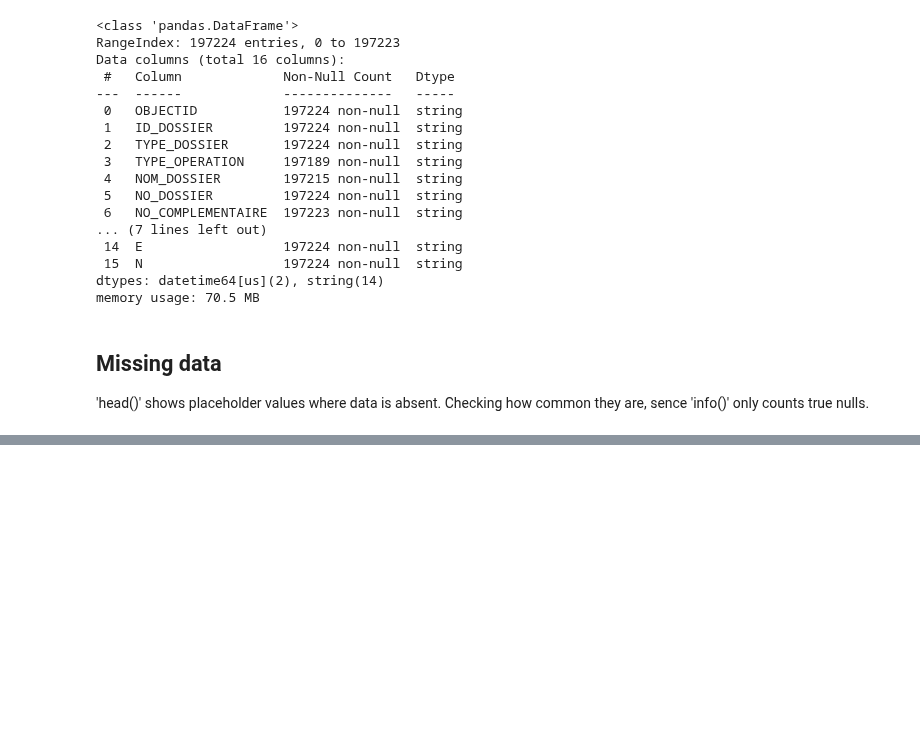
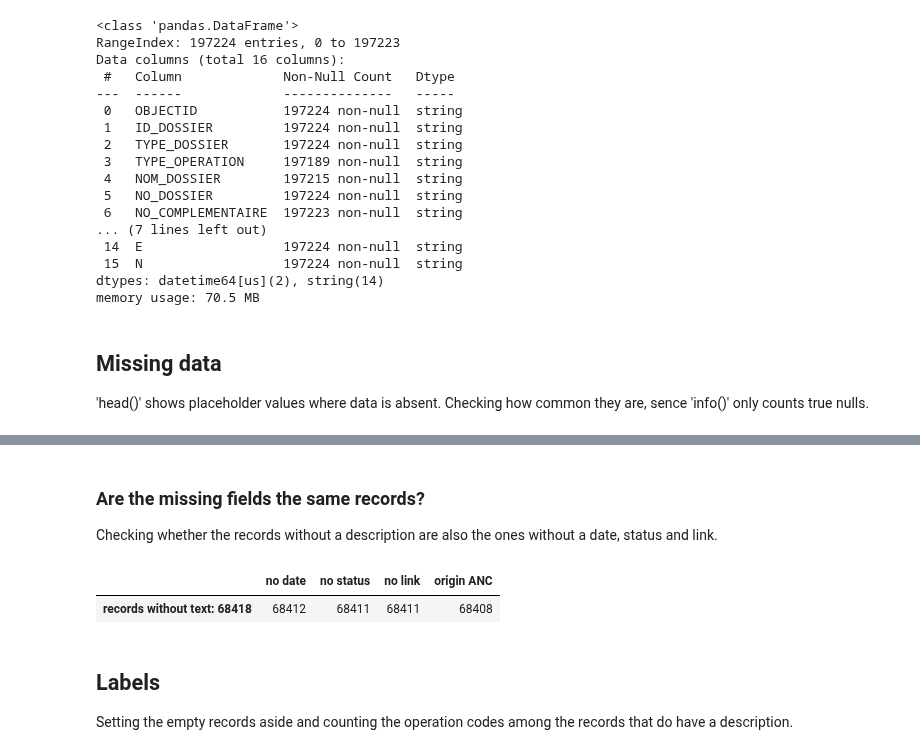
Before and after one commit to dinosmuc/geneva-building-permit-classification, a Jupyter notebook: notebooks/01_data_exploration.ipynb, the cells around one changed output, grey strips where cells are left out. Saved outputs shown, nothing was run; the diff lists cells and outputs as text; code cells hidden in the pictures; blank space fills up the shorter version.

```diff
--- a/notebooks/01_data_exploration.ipynb
+++ b/notebooks/01_data_exploration.ipynb
@@ -73,3 +171,26 @@ pd.DataFrame({"nulls": df.isna().sum(), "placeholders": df.isin(placeholders).su
 | LIEN_SAD | 68411 | 0 |
 | E | 0 | 0 |
 | N | 0 | 0 |
+# %% [markdown]
+### Are the missing fields the same records?
+
+Checking whether the records without a description are also the ones without a date, status and link.
+# %%
+no_text = df["DESCRIPTION"].isna() | df["DESCRIPTION"].isin(placeholders)
+
+pd.DataFrame(
+    {
+        "no date": df.loc[no_text, "DATE_DEPOT"].isna().sum(),
+        "no status": df.loc[no_text, "STATUT"].isin(placeholders).sum(),
+        "no link": df.loc[no_text, "LIEN_SAD"].isna().sum(),
+        "origin ANC": df.loc[no_text, "ORIGINE"].eq("ANC").sum(),
+    },
+    index=[f"records without text: {no_text.sum()}"],
+)
+# %% [output]
+|  | no date | no status | no link | origin ANC |
+| records without text: 68418 | 68412 | 68411 | 68411 | 68408 |
+# %% [markdown]
+## Labels
+
+Setting the empty records aside and counting the operation codes among the records that do have a description.
```
Also changed, not shown: parts of 13 cells of this notebook.
